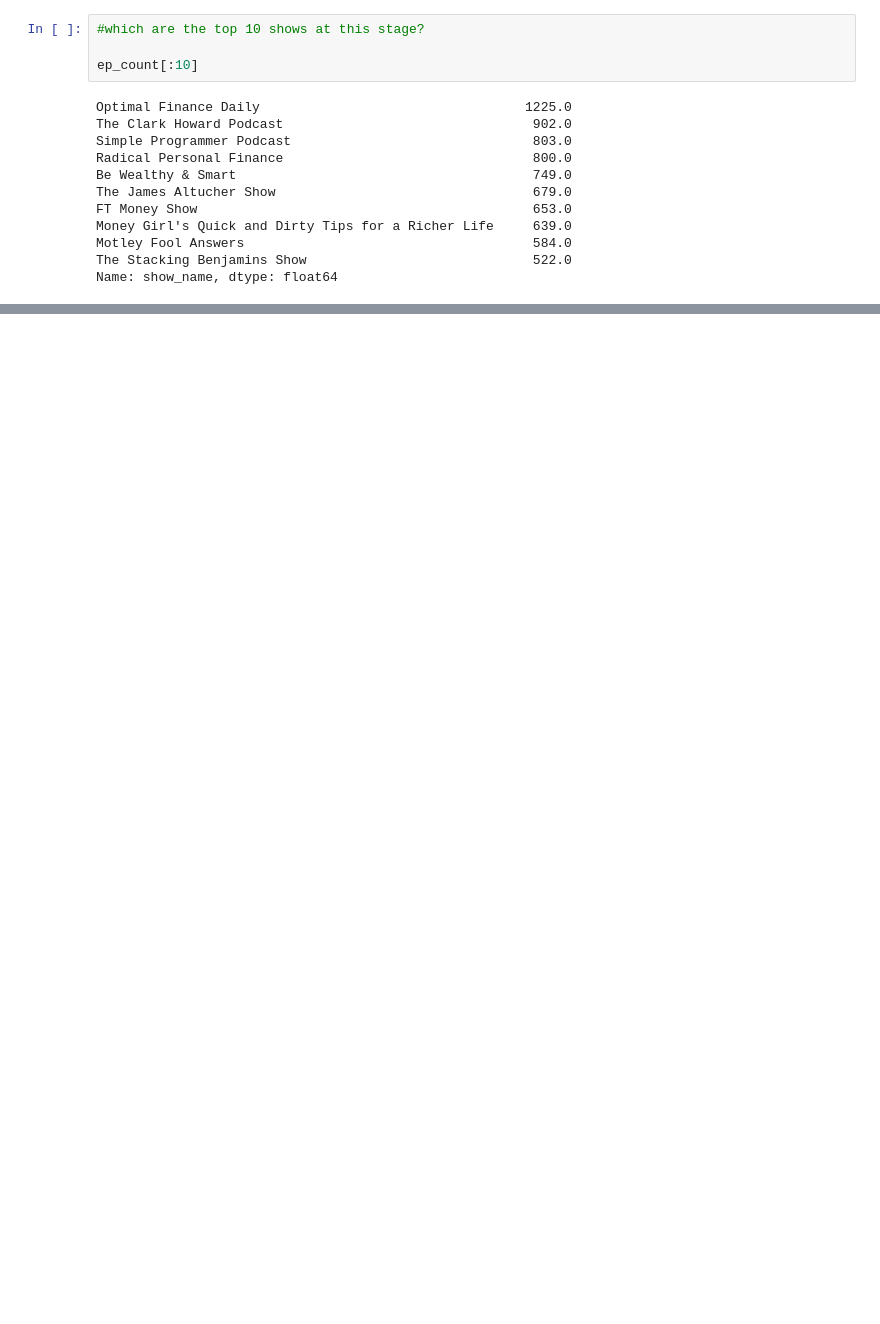
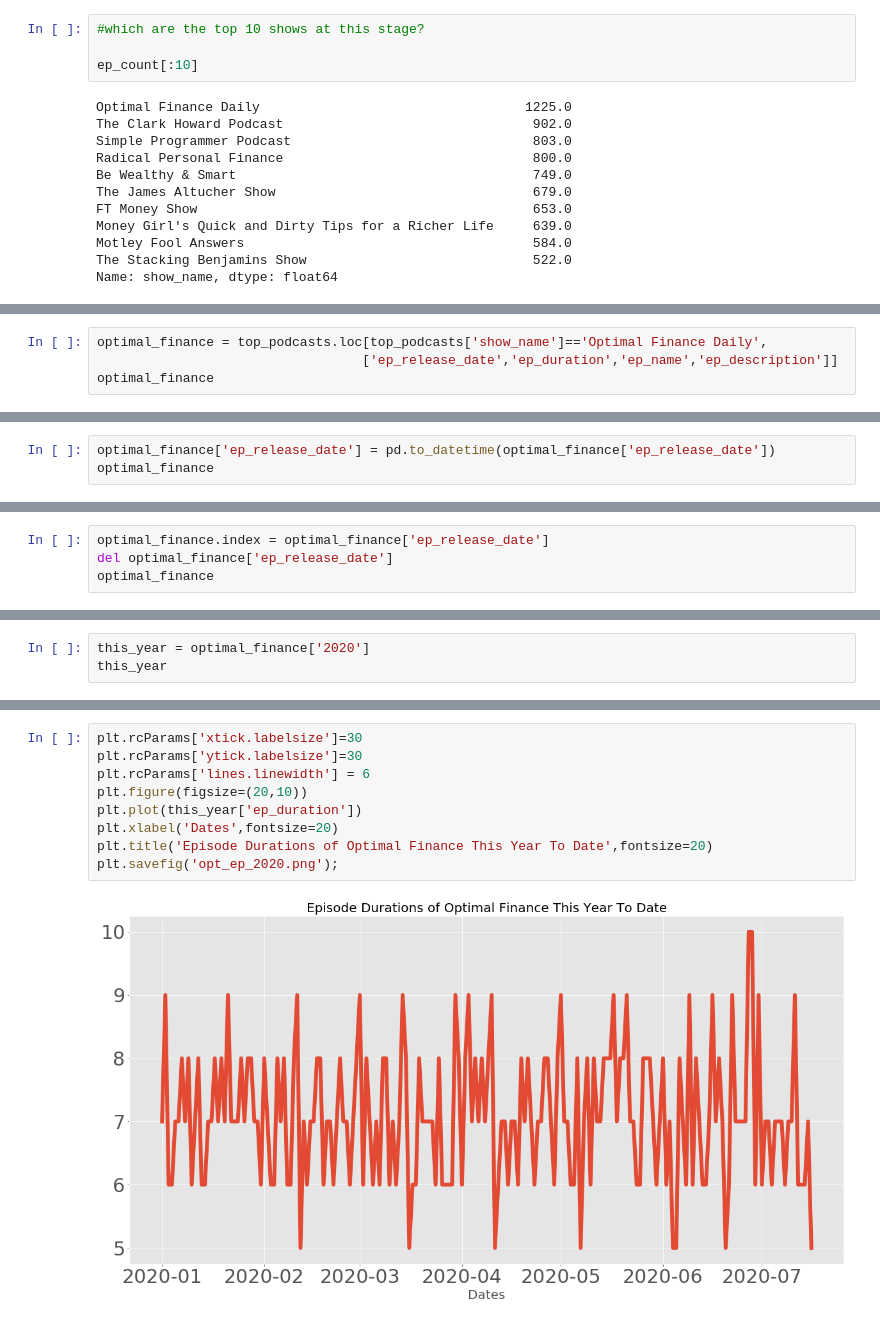
Before and after one commit to sukanto-m/Spotify_Finance_Podcasts, a Jupyter notebook: Finance_Episodes_Analysis.ipynb, the cells around one changed output, grey strips where cells are left out. Saved outputs shown, nothing was run; the diff lists cells and outputs as text; blank space fills up the shorter version.

```diff
--- a/Finance_Episodes_Analysis.ipynb
+++ b/Finance_Episodes_Analysis.ipynb
@@ -262,0 +422,4 @@ ValueError: Lengths must match to compare
+# %%
+optimal_finance = top_podcasts.loc[top_podcasts['show_name']=='Optimal Finance Daily',
+                                  ['ep_release_date','ep_duration','ep_name','ep_description']]
+optimal_finance
@@ -262,0 +440,3 @@ ValueError: Lengths must match to compare
+# %%
+optimal_finance['ep_release_date'] = pd.to_datetime(optimal_finance['ep_release_date'])
+optimal_finance
@@ -262,0 +457,4 @@ ValueError: Lengths must match to compare
+# %%
+optimal_finance.index = optimal_finance['ep_release_date']
+del optimal_finance['ep_release_date']
+optimal_finance
@@ -262,0 +476,3 @@ ValueError: Lengths must match to compare
+# %%
+this_year = optimal_finance['2020']
+this_year
@@ -262,0 +494,11 @@ ValueError: Lengths must match to compare
+# %%
+plt.rcParams['xtick.labelsize']=30
+plt.rcParams['ytick.labelsize']=30
+plt.rcParams['lines.linewidth'] = 6
+plt.figure(figsize=(20,10))
+plt.plot(this_year['ep_duration'])
+plt.xlabel('Dates',fontsize=20)
+plt.title('Episode Durations of Optimal Finance This Year To Date',fontsize=20)
+plt.savefig('opt_ep_2020.png');
+# %% [output]
+[figure, added]
```
Also changed, not shown: parts of 27 cells of this notebook, 1 other file.
